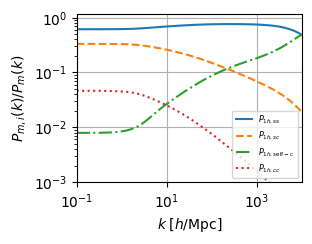
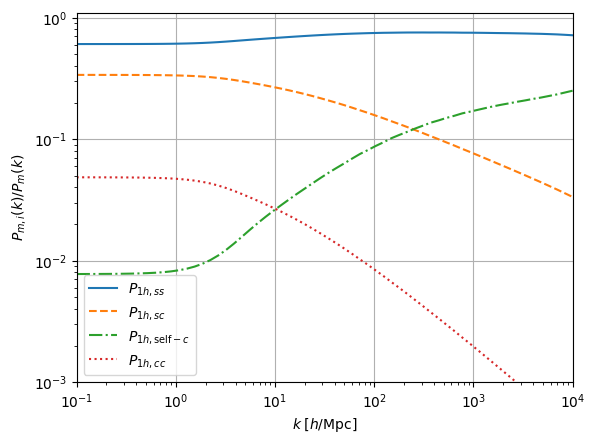
Unified diff of the notebook cell whose output changed from the first chart to the second:
--- before
+++ after
@@ -14,5 +14,5 @@
 # })
 
-plt.subplot(2,2,1)
+# plt.subplot(2,2,1)
 
 plt.plot(k_vals, ss_ratio, label = r'$P_{1h,ss}$', linestyle='-')
@@ -31,5 +31,6 @@
 
 plt.grid()
-plt.legend(fontsize='xx-small')
+# plt.legend(fontsize='xx-small')
+plt.legend()
 
 plt.savefig("Pm_1h_ratios.pdf", bbox_inches="tight")

Commit: .